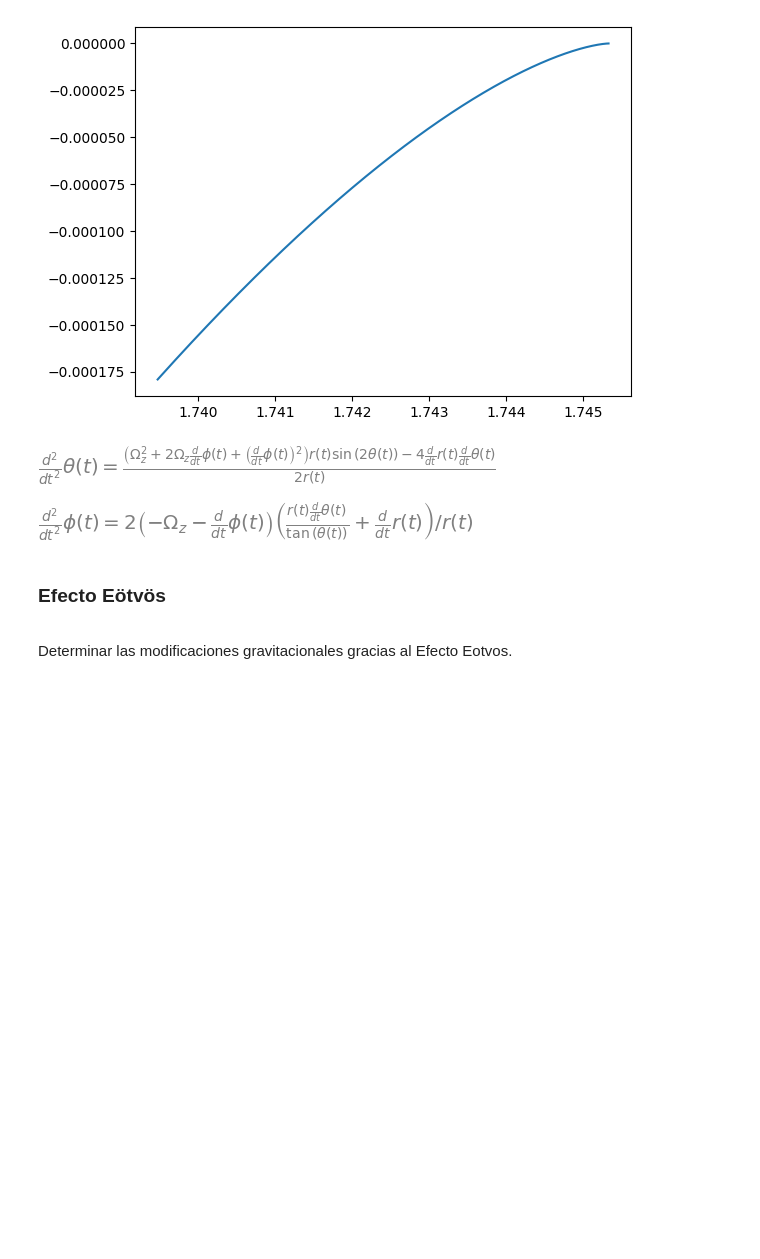
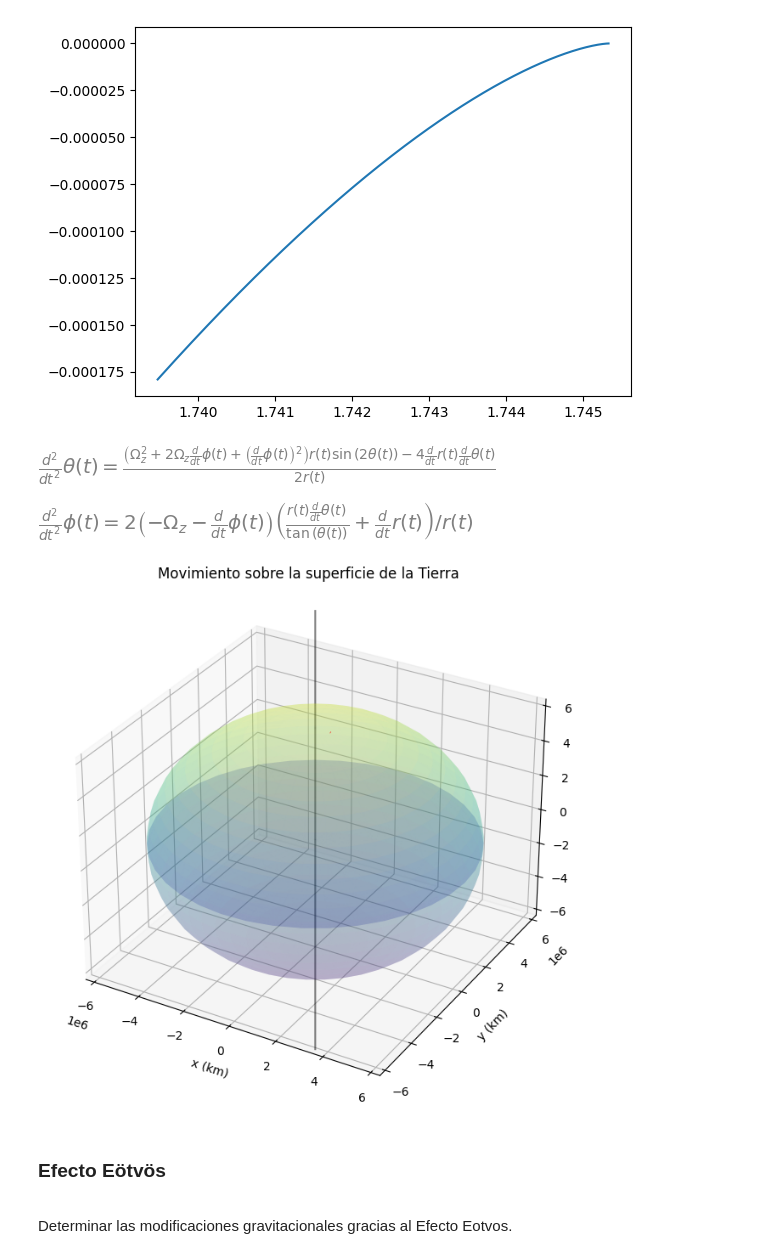
Before and after one commit to jerolg/FISICA_TEORICA_2, a Jupyter notebook: T2_Cuerpo_Rígido/Tarea02.ipynb, the cells around one changed output. Drawn from its saved outputs; the diff is of its cells as text; code cells hidden in the pictures; blank space fills up the shorter version.

```diff
--- a/T2_Cuerpo_Rígido/Tarea02.ipynb
+++ b/T2_Cuerpo_Rígido/Tarea02.ipynb
@@ -387,20 +387,20 @@ def body_motion_rvar(var, t, omegaT, g, RT):
 
     dtheta2_dt = (r * np.sin(2*theta) * ((phi2)**2 + 2*omegaT*phi2 + omegaT**2) - 4*r2*theta2)/(2*r)
     dphi2_dt = (2*(- omegaT - phi2) * ((r*theta2)/np.tan(theta) + r2))/r
-    dr2_dt = -g*r/RT
+    dr2_dt = 0
 
     return [dtheta_dt, dtheta2_dt, dphi_dt, dphi2_dt, drdt, dr2_dt ]
 
 
 #Función Conjunta
 
-def non_inertial_mot(init_params, t_samples, t_final, RT = 6378137.0, omegaT = 7.29211e-5, coords=False):
+def non_inertial_mot_rvar(init_params_rvar, t_samples, t_final, RT = 6378137.0, omegaT = 7.29211e-5, coords=False):
 
     """
     Soluciona la trayectoria de un cuerpo respecto al sistema no inercial (Tierra), entregando las coordenadas
     correspondientes
 
-    init_params : [theta_0[rad], veltheta_0[rad/s], phi_0[rad], velphi_0[rad/s]]
+    init_params : [theta_0[rad], veltheta_0[rad/s], phi_0[rad], velphi_0[rad/s], r_0, vel_r0]
     t_samples   : Muestreo temporal
     t_final     : duración del invervalo temporal [s] para el desarrollo del movimiento
     RT          : Radio Terrestre [m] (Defecto:6378137.0)
@@ -412,20 +412,24 @@ def non_inertial_mot(init_params, t_samples, t_final, RT = 6378137.0, omegaT = 7
 
     #Intervalo temporal en el que transcurre el movimiento
 
+    g = 9.80665 #m/s^2
     t = np.linspace(0, t_final, t_samples)
 
-    solve = odeint(body_motion, init_params, t, args=(omegaT,))    #Soluciones numericas por scipy.integrate.odeint
+    solve = odeint(body_motion_rvar, init_params_rvar, t, args=(omegaT,g,RT,))    #Soluciones numericas por scipy.integrate.odeint
     theta_s, veltheta_s = solve[:,0], solve[:,1]
     phi_s, velphi_s = solve[:,2], solve[:,3]
+    r_s, velr_s = solve[:,4], solve[:,5]
 
     #Coordenadas Cartesianas del Movimiento
 
-    XT = RT * np.sin(theta_s) * np.cos(phi_s)
-    YT = RT * np.sin(theta_s) * np.sin(phi_s)
-    ZT = RT * np.cos(theta_s)
+    XT = r_s * np.sin(theta_s) * np.cos(phi_s)
+    YT = r_s * np.sin(theta_s) * np.sin(phi_s)
+    ZT = r_s * np.cos(theta_s)
 
     coordenadas = {
         "t"         : t,
+        "r"         : r_s,
+        'vel_r'     : velr_s,
         "theta"     : theta_s,
         "vel_theta" : veltheta_s,
         "phi"       : phi_s,
@@ -458,11 +462,17 @@ def non_inertial_mot(init_params, t_samples, t_final, RT = 6378137.0, omegaT = 7
     ax.set_zlabel('z (km)')
     ax.set_xlim(-RT,RT), ax.set_ylim(-RT,RT), ax.set_zlim(-RT,RT)
     ax.set_title('Movimiento sobre la superficie de la Tierra')
-    plt.legend()
+
 
     plt.show()
 
     if coords: return coordenadas
+# %%
+RT = 6378137.0
+init_params_rvar = [0.1, 0, 0, 0, RT+10000, 0]
+b = non_inertial_mot_rvar(init_params_rvar, 5000, 3600, coords=True)
+# %% [output]
+[figure, added]
 # %% [markdown]
 **<h3>Efecto Eötvös</h3>**
 # %% [markdown]
```
